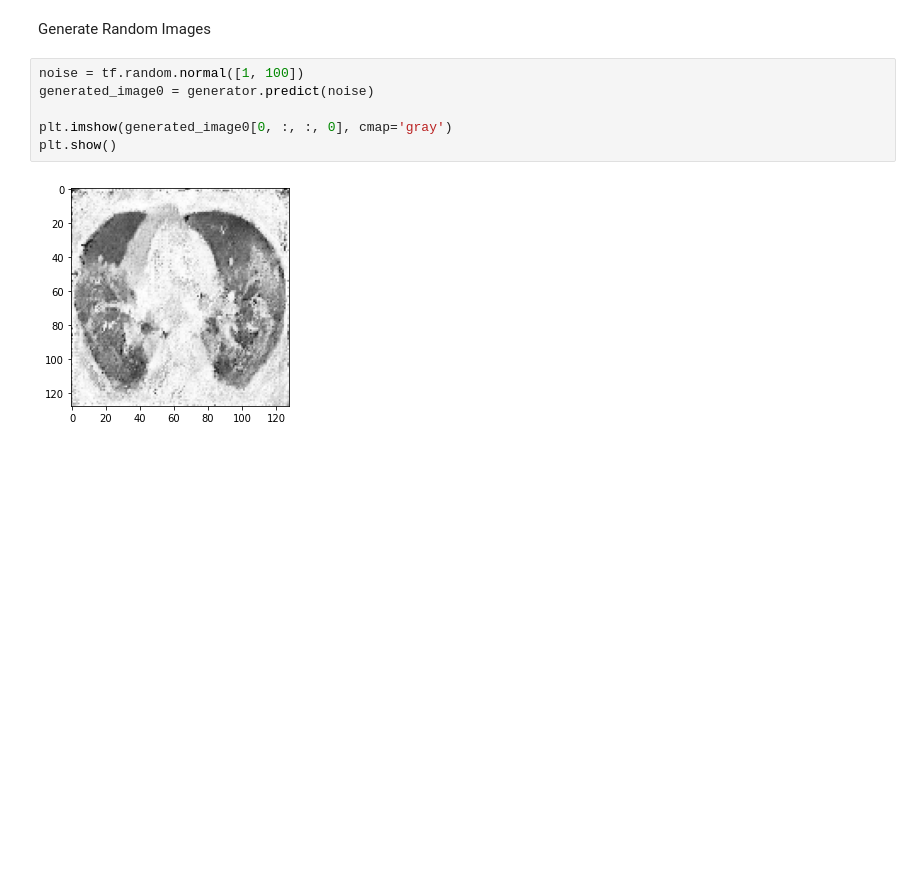
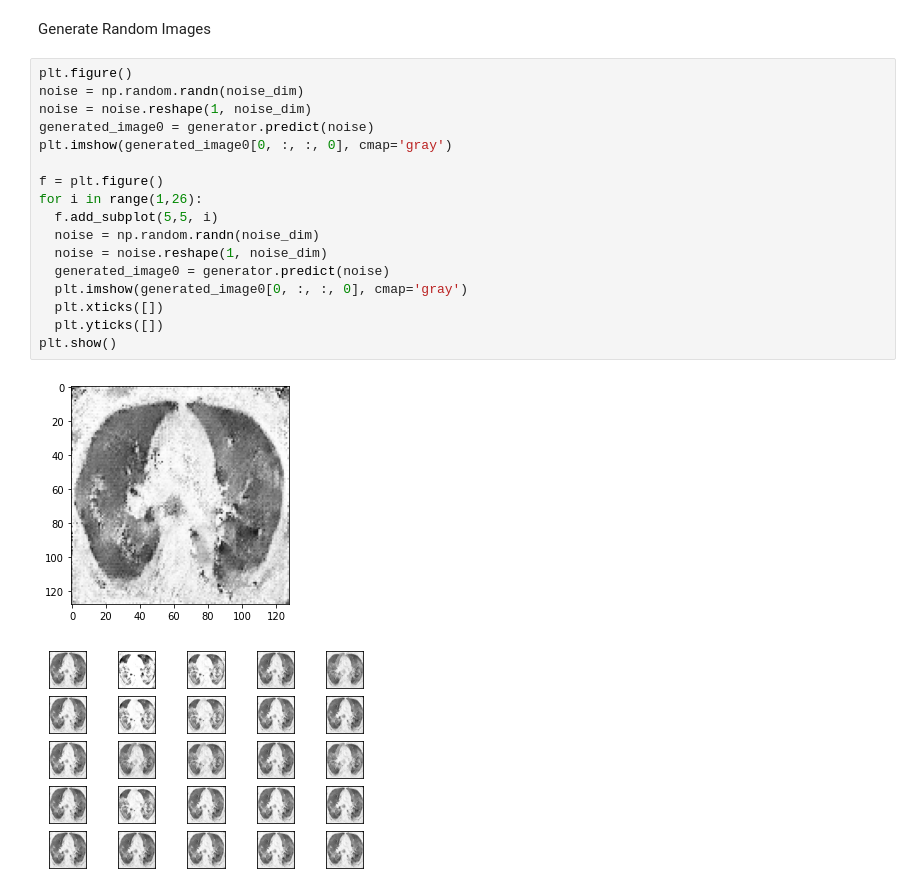
Before and after one commit to jcgubbi/COVID-19-Affected-Lung-CT-Generative-Network, a Jupyter notebook: COVID_GAN.ipynb, the cells around one changed output. Drawn from its saved outputs; the diff is of its cells as text; blank space fills up the shorter version.

Commit message:
Updated plotting

```diff
--- a/COVID_GAN.ipynb
+++ b/COVID_GAN.ipynb
@@ -318,11 +319,23 @@ plt.legend()
 plt.show()
 # %% [markdown]
 Generate Random Images
-# %%
-noise = tf.random.normal([1, 100])
-generated_image0 = generator.predict(noise)
-
-plt.imshow(generated_image0[0, :, :, 0], cmap='gray')
-plt.show()
-# %% [output]
-[figure, removed]
+# %%
+plt.figure()
+noise = np.random.randn(noise_dim)
+noise = noise.reshape(1, noise_dim)
+generated_image0 = generator.predict(noise)
+plt.imshow(generated_image0[0, :, :, 0], cmap='gray')
+
+f = plt.figure()
+for i in range(1,26):
+  f.add_subplot(5,5, i)
+  noise = np.random.randn(noise_dim)
+  noise = noise.reshape(1, noise_dim)
+  generated_image0 = generator.predict(noise)
+  plt.imshow(generated_image0[0, :, :, 0], cmap='gray')
+  plt.xticks([])
+  plt.yticks([])
+plt.show()
+# %% [output]
+[figure, added]
+[figure, added]
```
Also changed, not shown: parts of 4 cells of this notebook, 1 other file.
